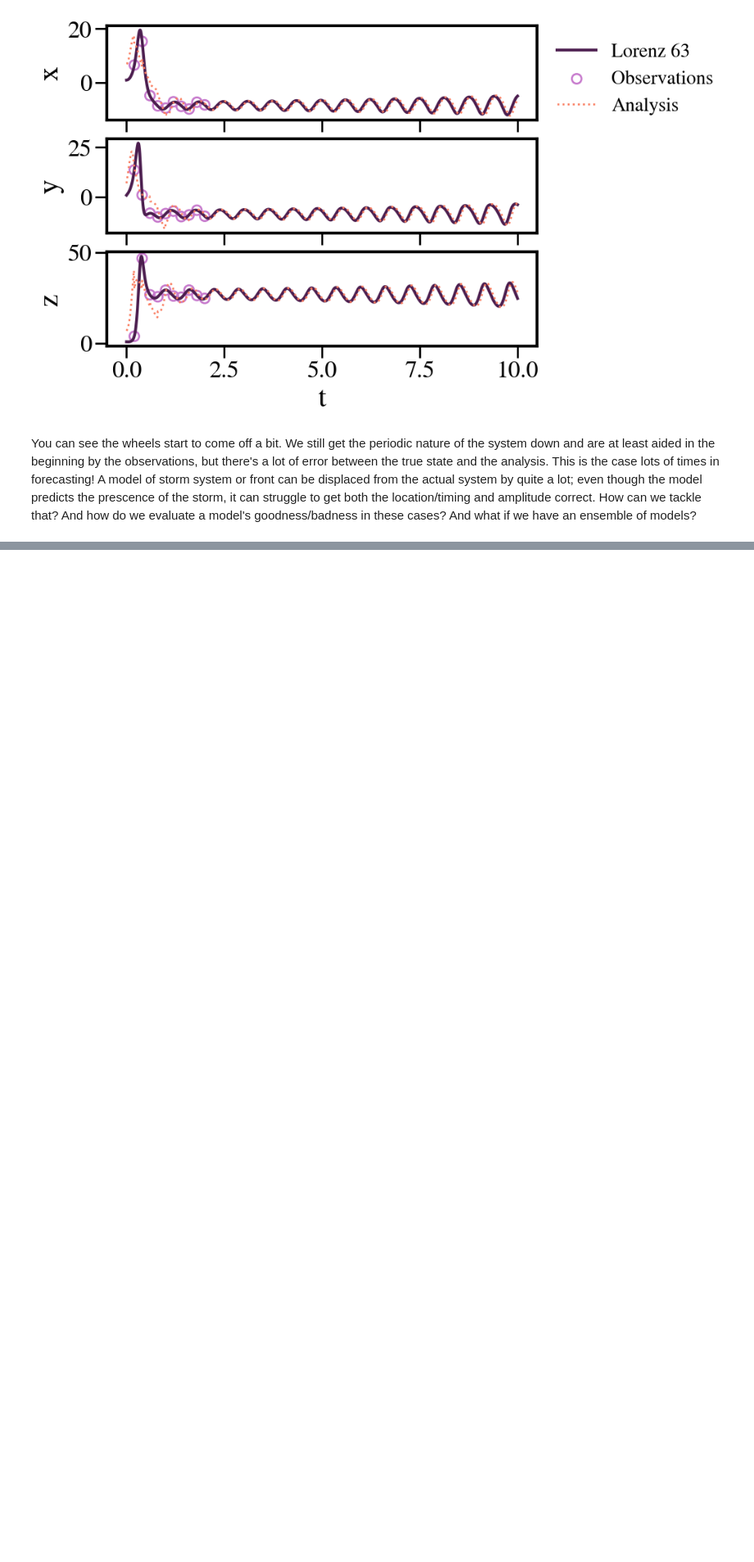
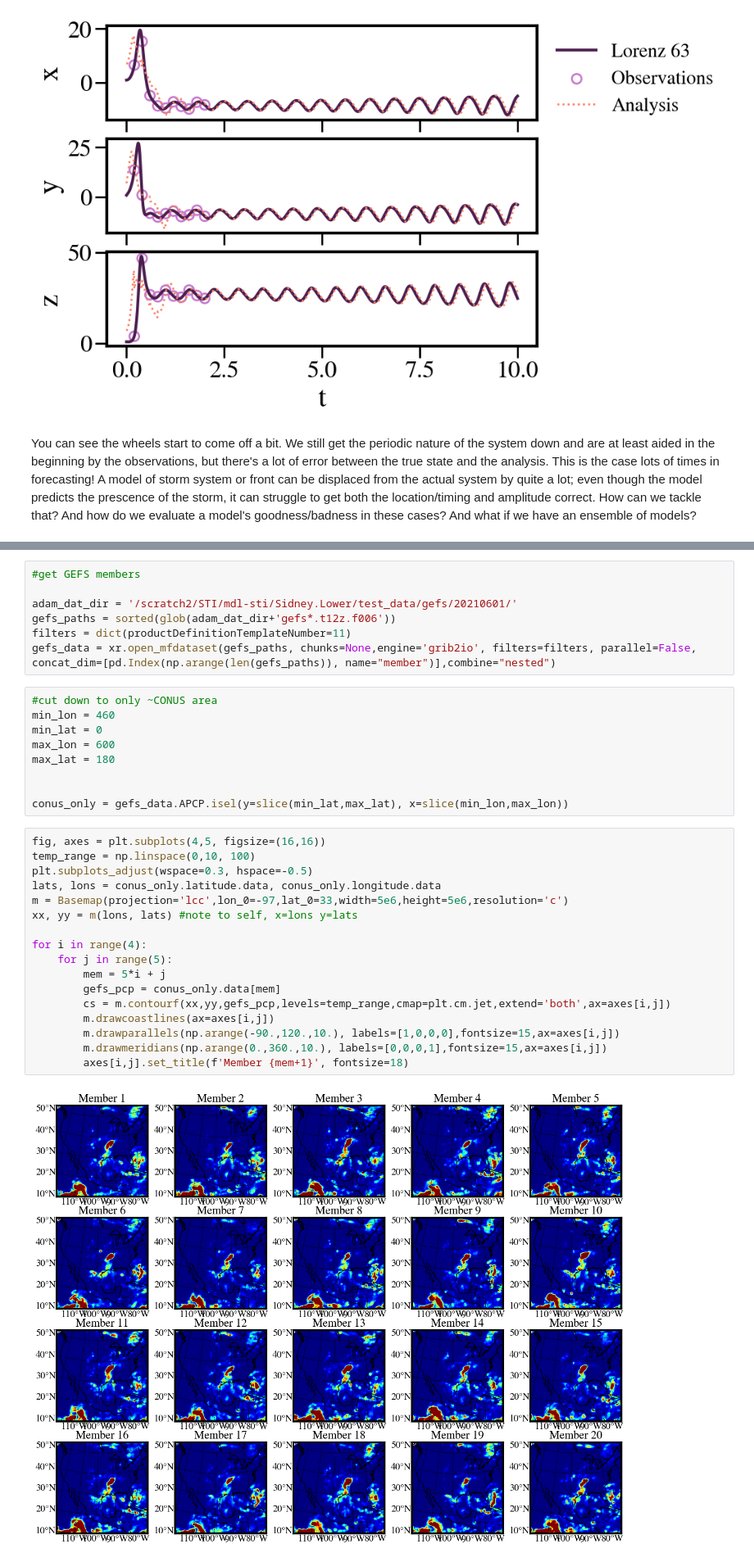
Before and after one commit to SidneyLower-NOAA/SMD_Notebooks, a Jupyter notebook: getting_our_data_ducks_in_a_row.ipynb, the cells around one changed output, grey strips where cells are left out. Shown at 82% size. Cells and saved outputs as stored; diff of their text form; blank space fills up the shorter version.

```diff
--- a/getting_our_data_ducks_in_a_row.ipynb
+++ b/getting_our_data_ducks_in_a_row.ipynb
@@ -1463,0 +405,35 @@ def basis_truncation(n=3):
+# %%
+#get GEFS members
+
+adam_dat_dir = '/scratch2/STI/mdl-sti/Sidney.Lower/test_data/gefs/20210601/'
+gefs_paths = sorted(glob(adam_dat_dir+'gefs*.t12z.f006'))
+filters = dict(productDefinitionTemplateNumber=11)
+gefs_data = xr.open_mfdataset(gefs_paths, chunks=None,engine='grib2io', filters=filters, parallel=False, concat_dim=[pd.Index(np.arange(len(gefs_paths)), name="member")],combine="nested")
+# %%
+#cut down to only ~CONUS area
+min_lon = 460
+min_lat = 0
+max_lon = 600
+max_lat = 180
+
+
+conus_only = gefs_data.APCP.isel(y=slice(min_lat,max_lat), x=slice(min_lon,max_lon))
+# %%
+fig, axes = plt.subplots(4,5, figsize=(16,16))
+temp_range = np.linspace(0,10, 100)
+plt.subplots_adjust(wspace=0.3, hspace=-0.5)
+lats, lons = conus_only.latitude.data, conus_only.longitude.data
+m = Basemap(projection='lcc',lon_0=-97,lat_0=33,width=5e6,height=5e6,resolution='c')
+xx, yy = m(lons, lats) #note to self, x=lons y=lats
+
+for i in range(4):
+    for j in range(5):
+        mem = 5*i + j
+        gefs_pcp = conus_only.data[mem]
+        cs = m.contourf(xx,yy,gefs_pcp,levels=temp_range,cmap=plt.cm.jet,extend='both',ax=axes[i,j])
+        m.drawcoastlines(ax=axes[i,j])
+        m.drawparallels(np.arange(-90.,120.,10.), labels=[1,0,0,0],fontsize=15,ax=axes[i,j])
+        m.drawmeridians(np.arange(0.,360.,10.), labels=[0,0,0,1],fontsize=15,ax=axes[i,j])
+        axes[i,j].set_title(f'Member {mem+1}', fontsize=18)
+# %% [output]
+[figure, added]
```
Also changed, not shown: parts of 55 cells of this notebook.
